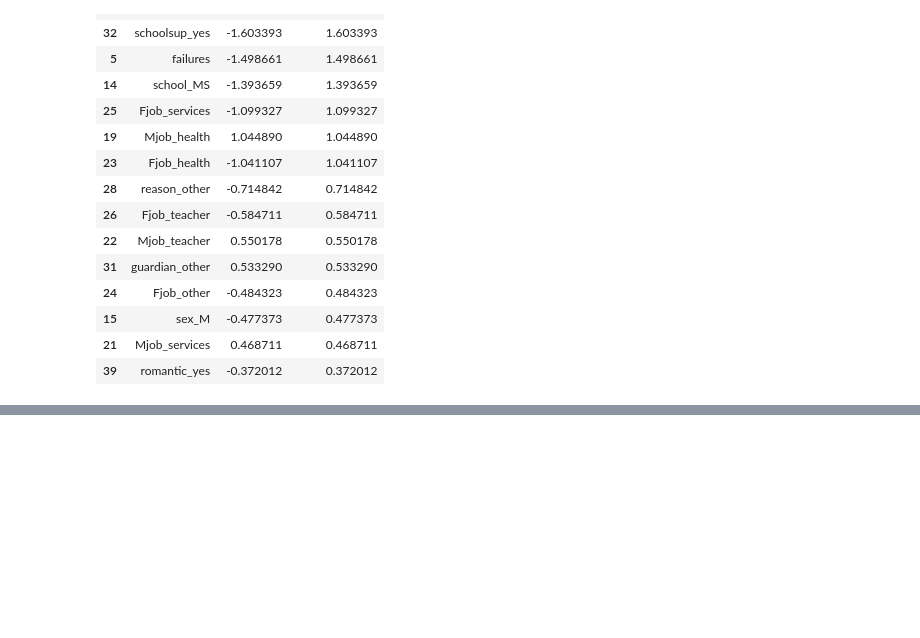
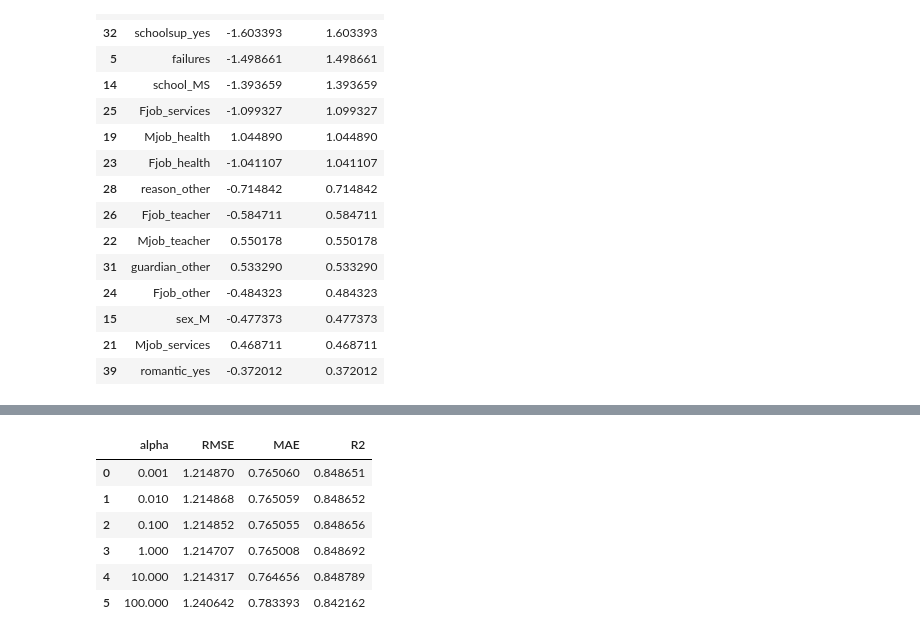
Before and after one commit to OctFog/Math-189-Project, a Jupyter notebook: student_performance.ipynb, the cells around one changed output, grey strips where cells are left out. Drawn from its saved outputs; the diff is of its cells as text; code cells hidden in the pictures; blank space fills up the shorter version.

Commit message:
ridge regression

```diff
--- a/student_performance.ipynb
+++ b/student_performance.ipynb
@@ -693,0 +742,36 @@ coef_df.sort_values("Abs Coefficient", ascending=False).head(15)
+# %%
+alpha_vals = [0.001, 0.01, 0.1, 1, 10, 100]
+
+results = []
+
+for a in alpha_vals:
+    model = make_pipeline(
+        StandardScaler(),
+        Ridge(alpha=a)
+    )
+
+    model.fit(X_train_reg, y_train_reg)
+    y_pred = model.predict(X_test_reg)
+
+    rmse = np.sqrt(mean_squared_error(y_test_reg, y_pred))
+    mae = mean_absolute_error(y_test_reg, y_pred)
+    r2 = r2_score(y_test_reg, y_pred)
+
+    results.append([a, rmse, mae, r2])
+
+
+alpha_vals = var_penalties["alpha"].values
+rmse = var_penalties["RMSE"].values
+mae = var_penalties["MAE"].values
+r2 = var_penalties["R2"].values
+
+var_penalties = pd.DataFrame(results, columns=["alpha", "RMSE", "MAE", "R2"])
+display(var_penalties)
+# %% [output]
+|  | alpha | RMSE | MAE | R2 |
+| 0 | 0.001 | 1.214870 | 0.765060 | 0.848651 |
+| 1 | 0.010 | 1.214868 | 0.765059 | 0.848652 |
+| 2 | 0.100 | 1.214852 | 0.765055 | 0.848656 |
+| 3 | 1.000 | 1.214707 | 0.765008 | 0.848692 |
+| 4 | 10.000 | 1.214317 | 0.764656 | 0.848789 |
+| 5 | 100.000 | 1.240642 | 0.783393 | 0.842162 |
```
Also changed, not shown: parts of 10 cells of this notebook.
